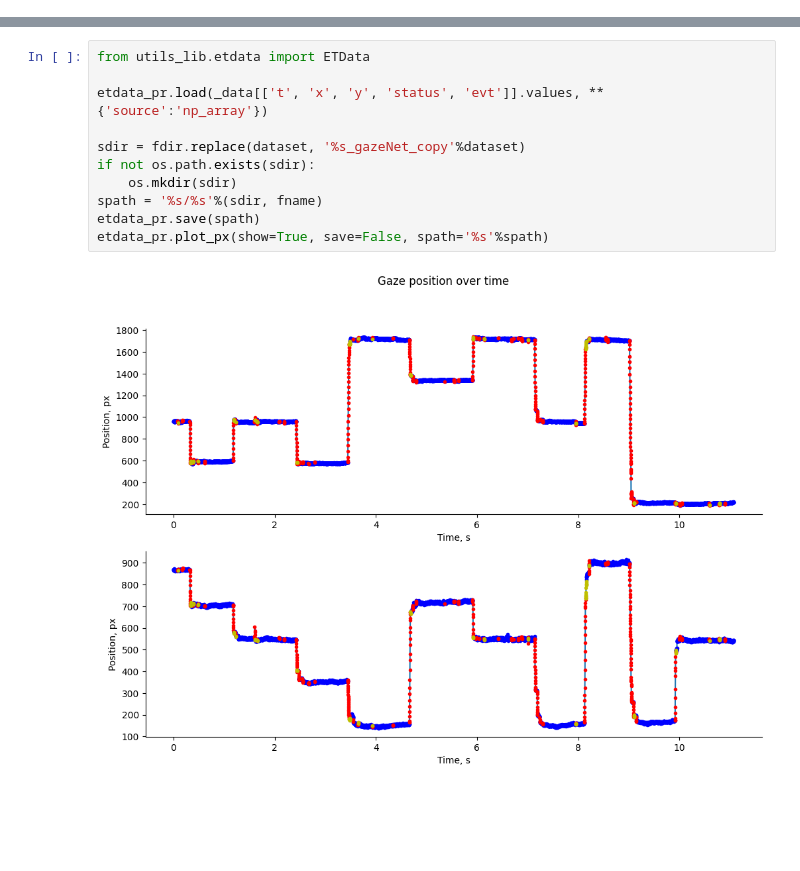
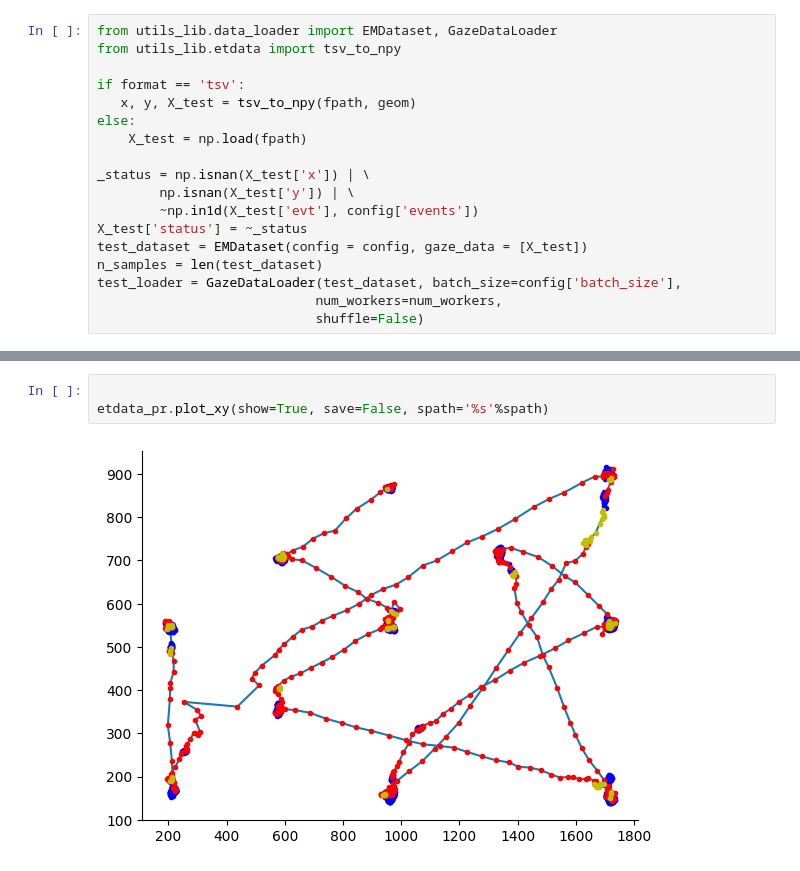
Before and after one commit to lfalc/gazeNet, a Jupyter notebook: gazeNet.ipynb, the cells around one changed output, grey strips where cells are left out. Saved outputs shown, nothing was run; the diff lists cells and outputs as text; blank space fills up the shorter version.

```diff
--- a/gazeNet.ipynb
+++ b/gazeNet.ipynb
@@ -58,0 +86,18 @@ gazeNET(
+# %%
+from utils_lib.data_loader import EMDataset, GazeDataLoader
+from utils_lib.etdata import tsv_to_npy
+
+if format == 'tsv':
+   x, y, X_test = tsv_to_npy(fpath, geom)
+else:
+    X_test = np.load(fpath)
+
+_status = np.isnan(X_test['x']) | \
+        np.isnan(X_test['y']) | \
+        ~np.in1d(X_test['evt'], config['events'])
+X_test['status'] = ~_status
+test_dataset = EMDataset(config = config, gaze_data = [X_test])
+n_samples = len(test_dataset)
+test_loader = GazeDataLoader(test_dataset, batch_size=config['batch_size'],
+                            num_workers=num_workers,
+                            shuffle=False)
@@ -118,13 +145,5 @@ Predicting Kreuze_Random Recording1_short
-# %%
-from utils_lib.etdata import ETData
-
-etdata_pr.load(_data[['t', 'x', 'y', 'status', 'evt']].values, **{'source':'np_array'})
-
-sdir = fdir.replace(dataset, '%s_gazeNet_copy'%dataset)
-if not os.path.exists(sdir):
-    os.mkdir(sdir)
-spath = '%s/%s'%(sdir, fname)
-etdata_pr.save(spath)
-etdata_pr.plot_px(show=True, save=False, spath='%s'%spath)
-# %% [output]
-[figure, removed]
+# %%
+
+etdata_pr.plot_xy(show=True, save=False, spath='%s'%spath)
+# %% [output]
+[figure, added]
```
Also changed, not shown: parts of 13 cells of this notebook.
